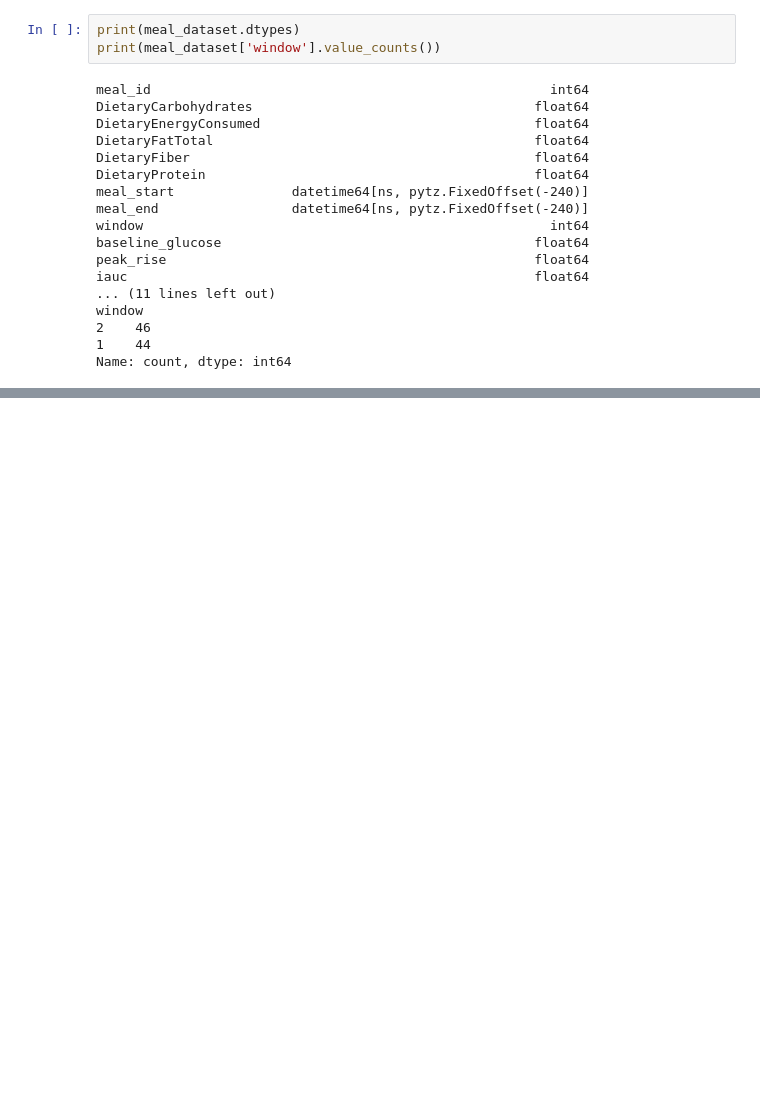
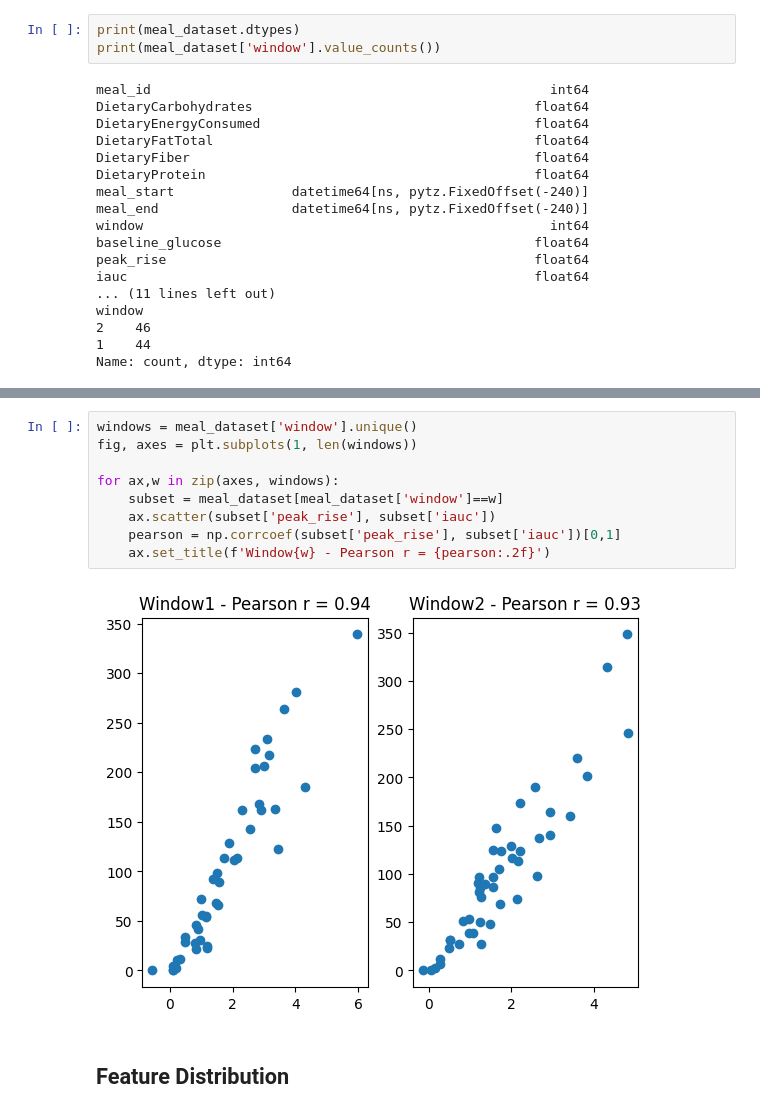
Before and after one commit to kayc26/cgm_insights, a Jupyter notebook: src/model.ipynb, the cells around one changed output, grey strips where cells are left out. Cells and saved outputs as stored; diff of their text form; blank space fills up the shorter version.

```diff
--- a/src/model.ipynb
+++ b/src/model.ipynb
@@ -26,0 +85,13 @@ Name: count, dtype: int64
+# %%
+windows = meal_dataset['window'].unique()
+fig, axes = plt.subplots(1, len(windows))
+
+for ax,w in zip(axes, windows):
+    subset = meal_dataset[meal_dataset['window']==w]
+    ax.scatter(subset['peak_rise'], subset['iauc'])
+    pearson = np.corrcoef(subset['peak_rise'], subset['iauc'])[0,1]
+    ax.set_title(f'Window{w} - Pearson r = {pearson:.2f}')
+# %% [output]
+[figure, added]
+# %% [markdown]
+## Feature Distribution
```
Also changed, not shown: parts of 15 cells of this notebook.
